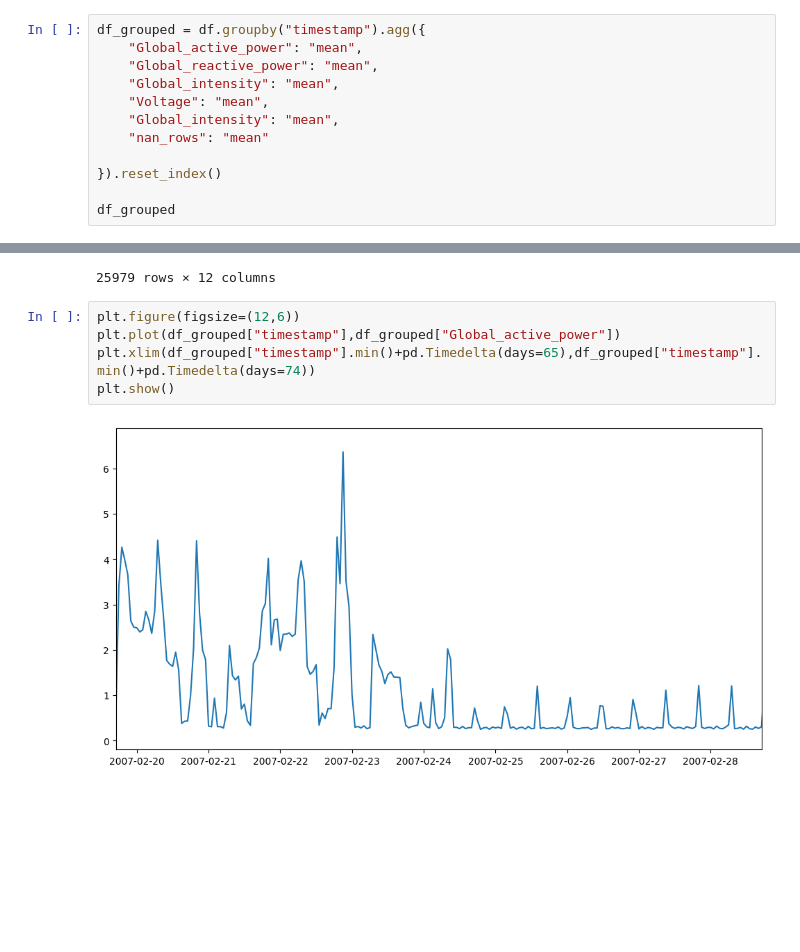
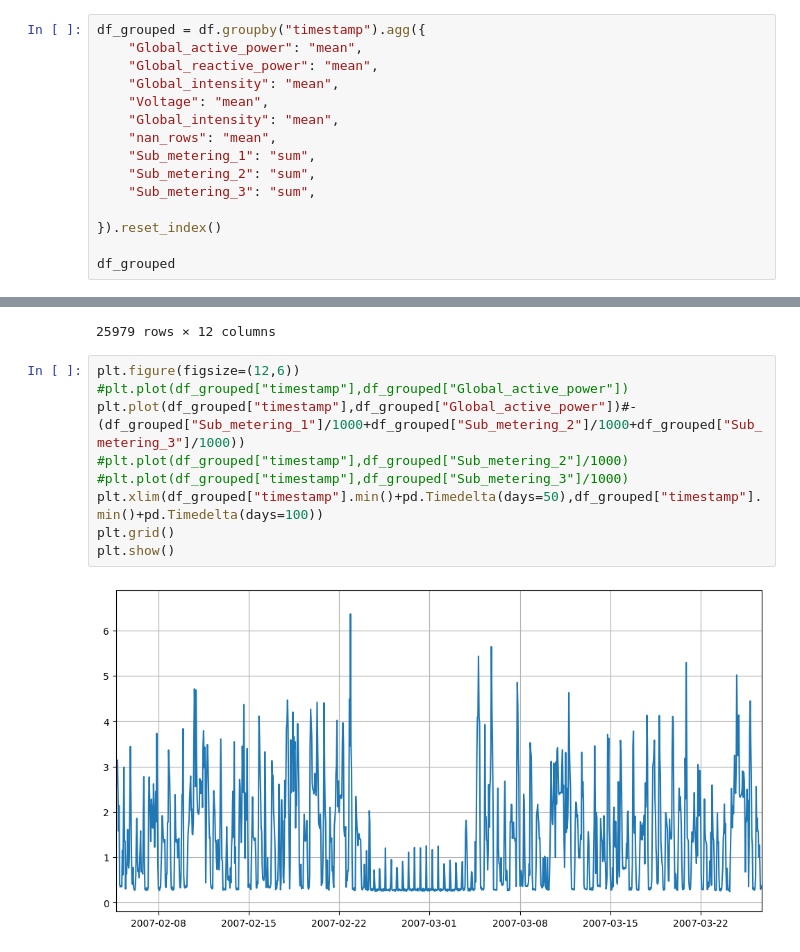
Before and after one commit to veetirajaniemi/adaml-ml-project, a Jupyter notebook: autocorrelation_analysis.ipynb, the cells around one changed output, grey strips where cells are left out. Saved outputs shown, nothing was run; the diff lists cells and outputs as text; blank space fills up the shorter version.

```diff
--- a/autocorrelation_analysis.ipynb
+++ b/autocorrelation_analysis.ipynb
@@ -47,7 +48,10 @@ df_grouped = df.groupby("timestamp").agg({
     "Global_intensity": "mean",
     "Voltage": "mean",
     "Global_intensity": "mean",
-    "nan_rows": "mean"
+    "nan_rows": "mean",
+    "Sub_metering_1": "sum",
+    "Sub_metering_2": "sum",
+    "Sub_metering_3": "sum",
 
 }).reset_index()
 
@@ -84,8 +88,12 @@ df[df.isna().any(axis=1)]
 25979 rows × 12 columns
 # %%
 plt.figure(figsize=(12,6))
-plt.plot(df_grouped["timestamp"],df_grouped["Global_active_power"])
-plt.xlim(df_grouped["timestamp"].min()+pd.Timedelta(days=65),df_grouped["timestamp"].min()+pd.Timedelta(days=74))
+#plt.plot(df_grouped["timestamp"],df_grouped["Global_active_power"])
+plt.plot(df_grouped["timestamp"],df_grouped["Global_active_power"])#-(df_grouped["Sub_metering_1"]/1000+df_grouped["Sub_metering_2"]/1000+df_grouped["Sub_metering_3"]/1000))
+#plt.plot(df_grouped["timestamp"],df_grouped["Sub_metering_2"]/1000)
+#plt.plot(df_grouped["timestamp"],df_grouped["Sub_metering_3"]/1000)
+plt.xlim(df_grouped["timestamp"].min()+pd.Timedelta(days=50),df_grouped["timestamp"].min()+pd.Timedelta(days=100))
+plt.grid()
 plt.show()
 # %% [output]
-[figure, old version]
+[figure, new version]
```
Also changed, not shown: parts of 4 cells of this notebook.
